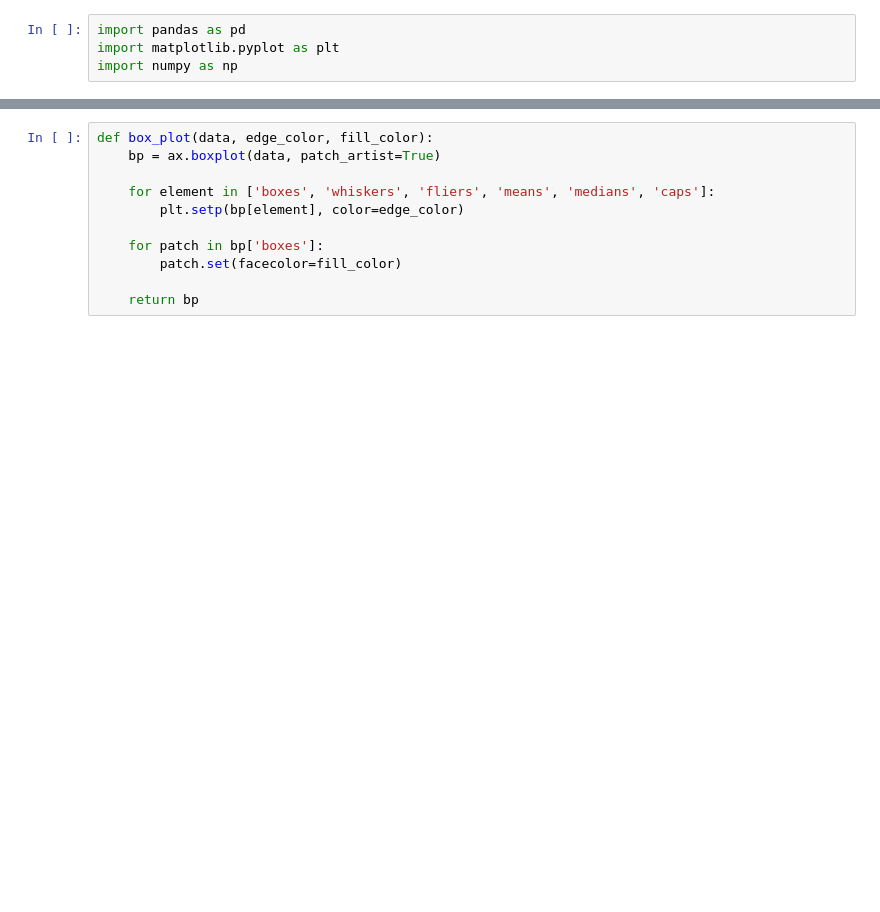
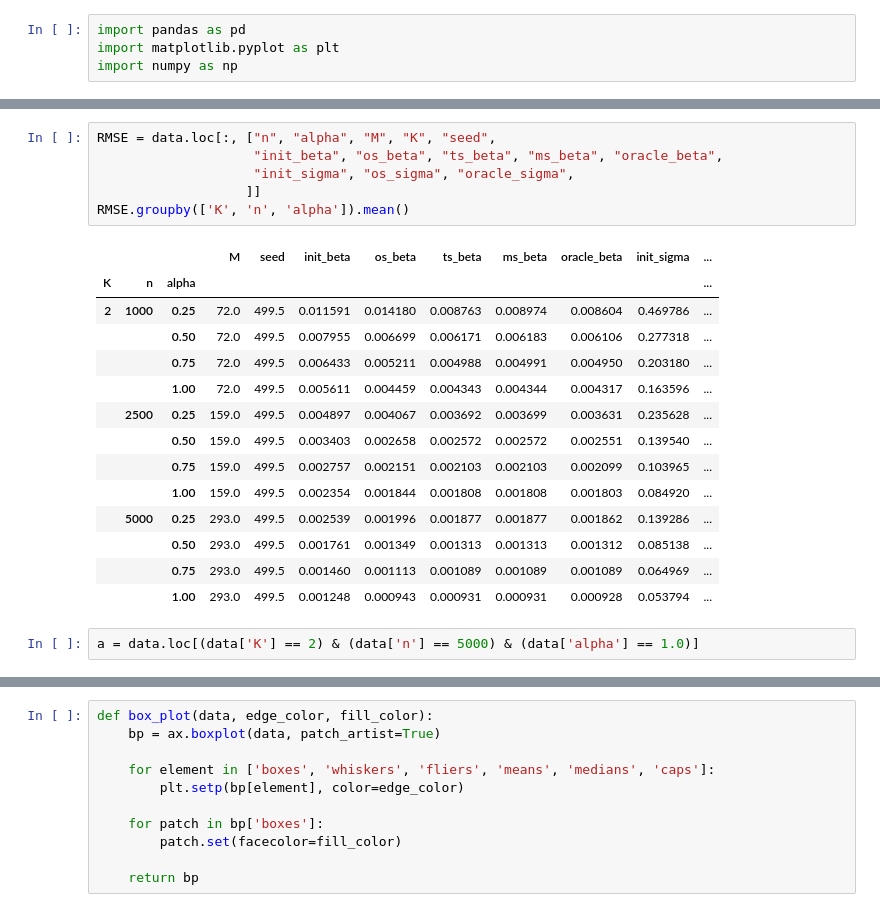
Before and after one commit to Helenology/Paper_Crowdsourcing, a Jupyter notebook: codes/plot_results.ipynb, the cells around one changed output, grey strips where cells are left out. Saved outputs shown, nothing was run; the diff lists cells and outputs as text; blank space fills up the shorter version.

```diff
--- a/codes/plot_results.ipynb
+++ b/codes/plot_results.ipynb
@@ -18,3 +45,26 @@ a.head()
+# %%
+RMSE = data.loc[:, ["n", "alpha", "M", "K", "seed",
+                    "init_beta", "os_beta", "ts_beta", "ms_beta", "oracle_beta",
+                    "init_sigma", "os_sigma", "oracle_sigma",
+                   ]]
+RMSE.groupby(['K', 'n', 'alpha']).mean()
+# %% [output]
+|  |  |  | M | seed | init_beta | os_beta | ts_beta | ms_beta | oracle_beta | init_sigma | ... |
+| K | n | alpha |  |  |  |  |  |  |  |  | ... |
+| 2 | 1000 | 0.25 | 72.0 | 499.5 | 0.011591 | 0.014180 | 0.008763 | 0.008974 | 0.008604 | 0.469786 | ... |
+|  |  | 0.50 | 72.0 | 499.5 | 0.007955 | 0.006699 | 0.006171 | 0.006183 | 0.006106 | 0.277318 | ... |
+|  |  | 0.75 | 72.0 | 499.5 | 0.006433 | 0.005211 | 0.004988 | 0.004991 | 0.004950 | 0.203180 | ... |
+|  |  | 1.00 | 72.0 | 499.5 | 0.005611 | 0.004459 | 0.004343 | 0.004344 | 0.004317 | 0.163596 | ... |
+|  | 2500 | 0.25 | 159.0 | 499.5 | 0.004897 | 0.004067 | 0.003692 | 0.003699 | 0.003631 | 0.235628 | ... |
+|  |  | 0.50 | 159.0 | 499.5 | 0.003403 | 0.002658 | 0.002572 | 0.002572 | 0.002551 | 0.139540 | ... |
+|  |  | 0.75 | 159.0 | 499.5 | 0.002757 | 0.002151 | 0.002103 | 0.002103 | 0.002099 | 0.103965 | ... |
+|  |  | 1.00 | 159.0 | 499.5 | 0.002354 | 0.001844 | 0.001808 | 0.001808 | 0.001803 | 0.084920 | ... |
+|  | 5000 | 0.25 | 293.0 | 499.5 | 0.002539 | 0.001996 | 0.001877 | 0.001877 | 0.001862 | 0.139286 | ... |
+|  |  | 0.50 | 293.0 | 499.5 | 0.001761 | 0.001349 | 0.001313 | 0.001313 | 0.001312 | 0.085138 | ... |
+|  |  | 0.75 | 293.0 | 499.5 | 0.001460 | 0.001113 | 0.001089 | 0.001089 | 0.001089 | 0.064969 | ... |
+|  |  | 1.00 | 293.0 | 499.5 | 0.001248 | 0.000943 | 0.000931 | 0.000931 | 0.000928 | 0.053794 | ... |
+# %%
+a = data.loc[(data['K'] == 2) & (data['n'] == 5000) & (data['alpha'] == 1.0)]
 # %%
 a.columns
 # %% [output]
```
Also changed, not shown: parts of 12 cells of this notebook, 11 other files.
